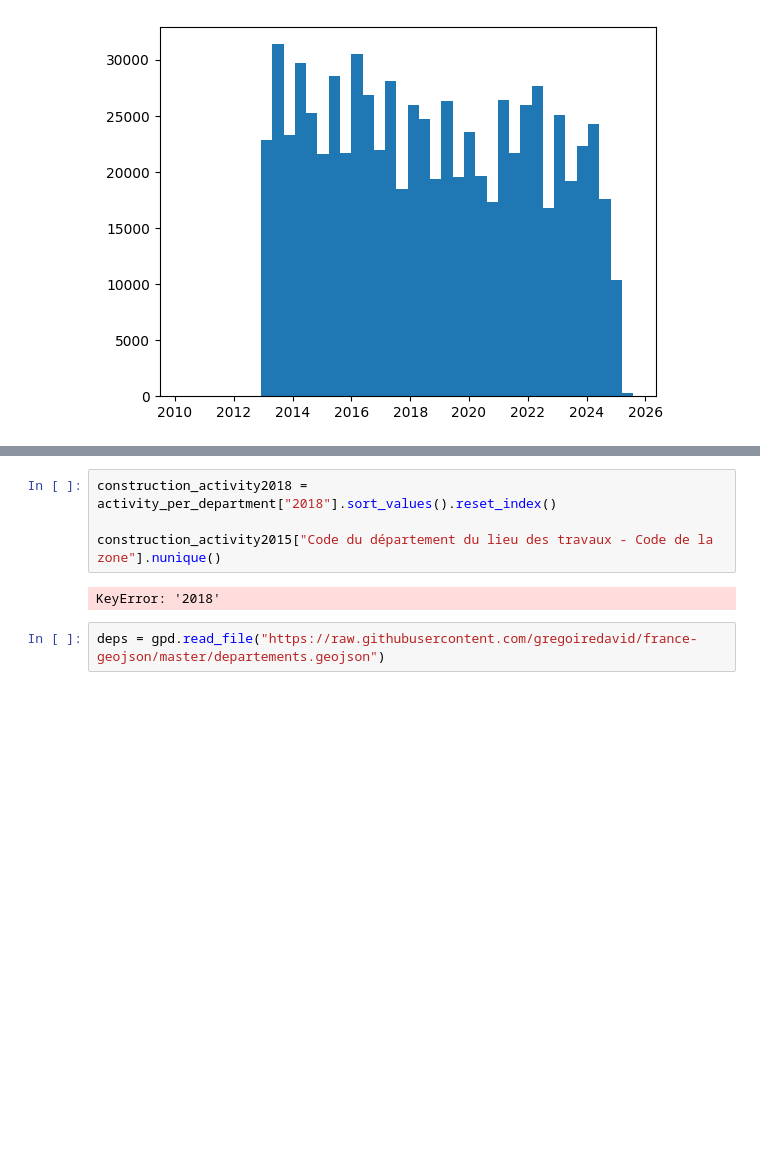
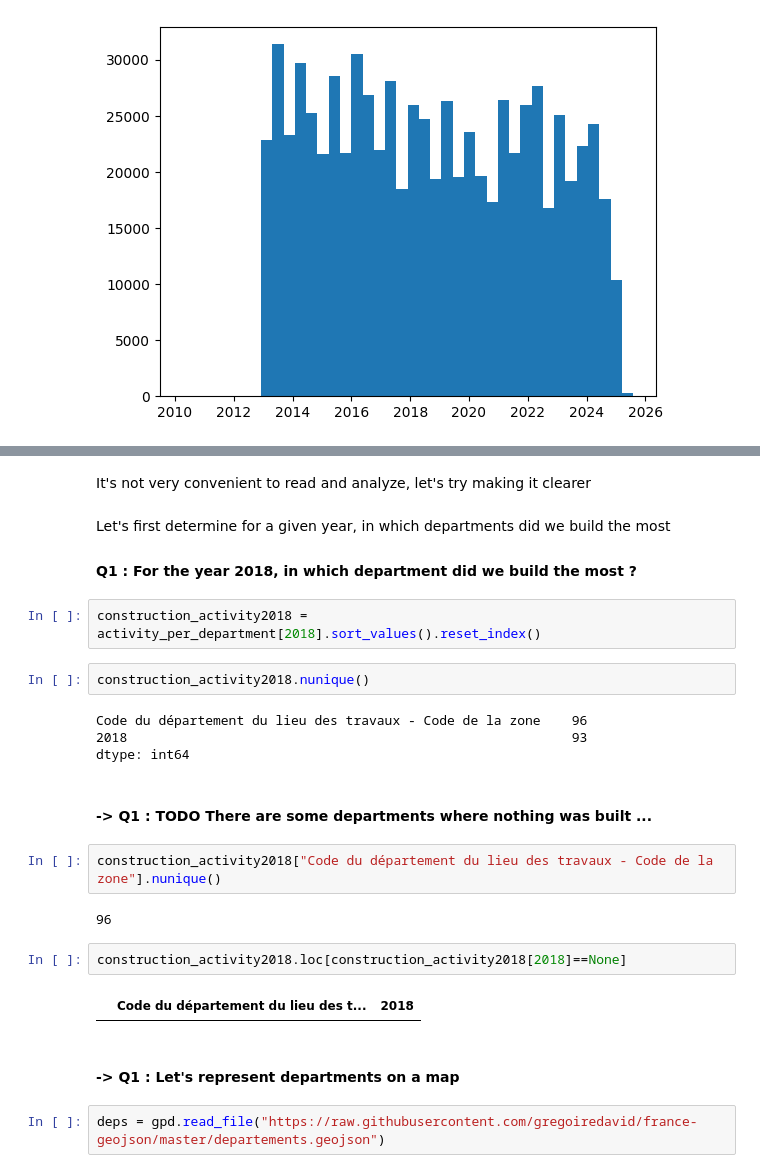
Before and after one commit to m-ligeret/price-signals-construction-activity, a Jupyter notebook: processing_constr_nonresid.ipynb, the cells around one changed output, grey strips where cells are left out. Cells and saved outputs as stored; diff of their text form; blank space fills up the shorter version.

```diff
--- a/processing_constr_nonresid.ipynb
+++ b/processing_constr_nonresid.ipynb
@@ -569,9 +609,28 @@ activity_per_department.head(50)
+# %% [markdown]
+It's not very convenient to read and analyze, let's try making it clearer
+# %% [markdown]
+Let's first determine for a given year, in which departments did we build the most
+#### Q1 : For the year 2018, in which department did we build the most ?
 # %%
-construction_activity2018 = activity_per_department["2018"].sort_values().reset_index()
-
-construction_activity2015["Code du département du lieu des travaux - Code de la zone"].nunique()
+construction_activity2018 = activity_per_department[2018].sort_values().reset_index()
-# %% [output]
-KeyError: '2018'
+# %%
+construction_activity2018.nunique()
+# %% [output]
+Code du département du lieu des travaux - Code de la zone    96
+2018                                                         93
+dtype: int64
+# %% [markdown]
+#### -> Q1 : TODO There are some departments where nothing was built ...
+# %%
+construction_activity2018["Code du département du lieu des travaux - Code de la zone"].nunique()
+# %% [output]
+96
+# %%
+construction_activity2018.loc[construction_activity2018[2018]==None]
+# %% [output]
+|  | Code du département du lieu des t... | 2018 |
+# %% [markdown]
+#### -> Q1 : Let's represent departments on a map
 # %%
 deps = gpd.read_file("https://raw.githubusercontent.com/gregoiredavid/france-geojson/master/departements.geojson")
 # %%
```
Also changed, not shown: parts of 21 cells of this notebook.
